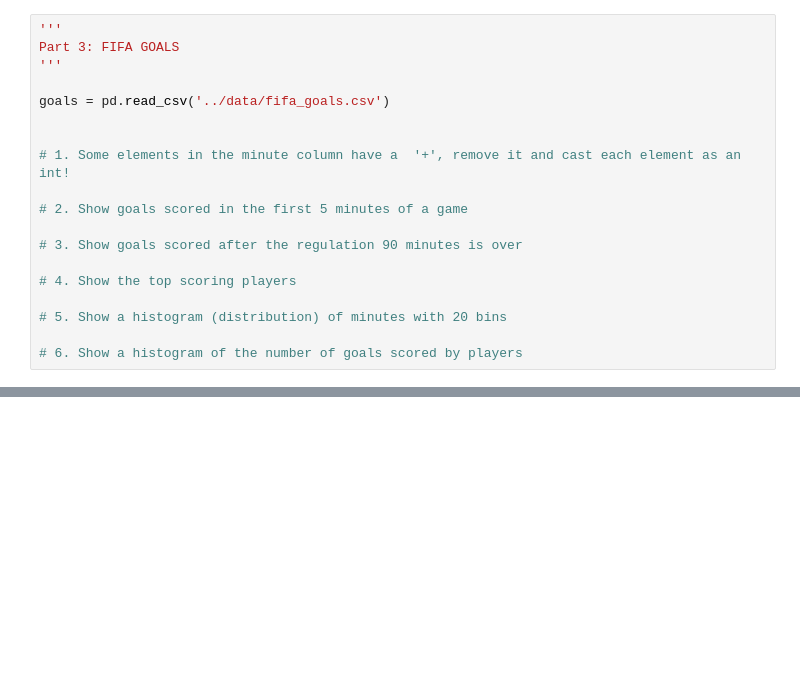
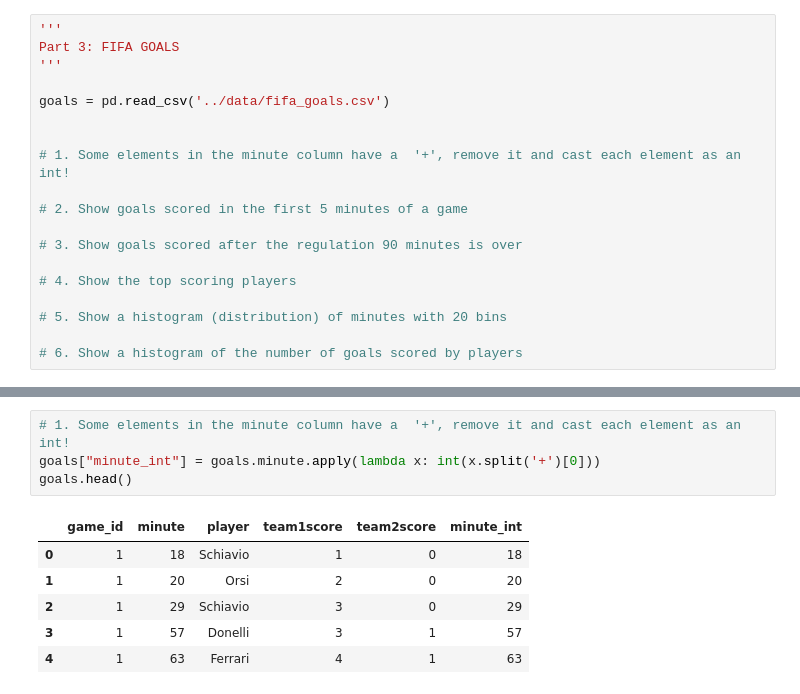
Before and after one commit to chrisabruce/sfdat22_work, a Jupyter notebook: labs/03_lab_pandas.ipynb, the cells around one changed output, grey strips where cells are left out. Cells and saved outputs as stored; diff of their text form; blank space fills up the shorter version.

```diff
--- a/labs/03_lab_pandas.ipynb
+++ b/labs/03_lab_pandas.ipynb
@@ -175,0 +214,11 @@ goals = pd.read_csv('../data/fifa_goals.csv')
+# %%
+# 1. Some elements in the minute column have a  '+', remove it and cast each element as an int!
+goals["minute_int"] = goals.minute.apply(lambda x: int(x.split('+')[0]))
+goals.head()
+# %% [output]
+|  | game_id | minute | player | team1score | team2score | minute_int |
+| 0 | 1 | 18 | Schiavio | 1 | 0 | 18 |
+| 1 | 1 | 20 | Orsi | 2 | 0 | 20 |
+| 2 | 1 | 29 | Schiavio | 3 | 0 | 29 |
+| 3 | 1 | 57 | Donelli | 3 | 1 | 57 |
+| 4 | 1 | 63 | Ferrari | 4 | 1 | 63 |
```
Also changed, not shown: parts of 8 cells of this notebook, 1 other file.
